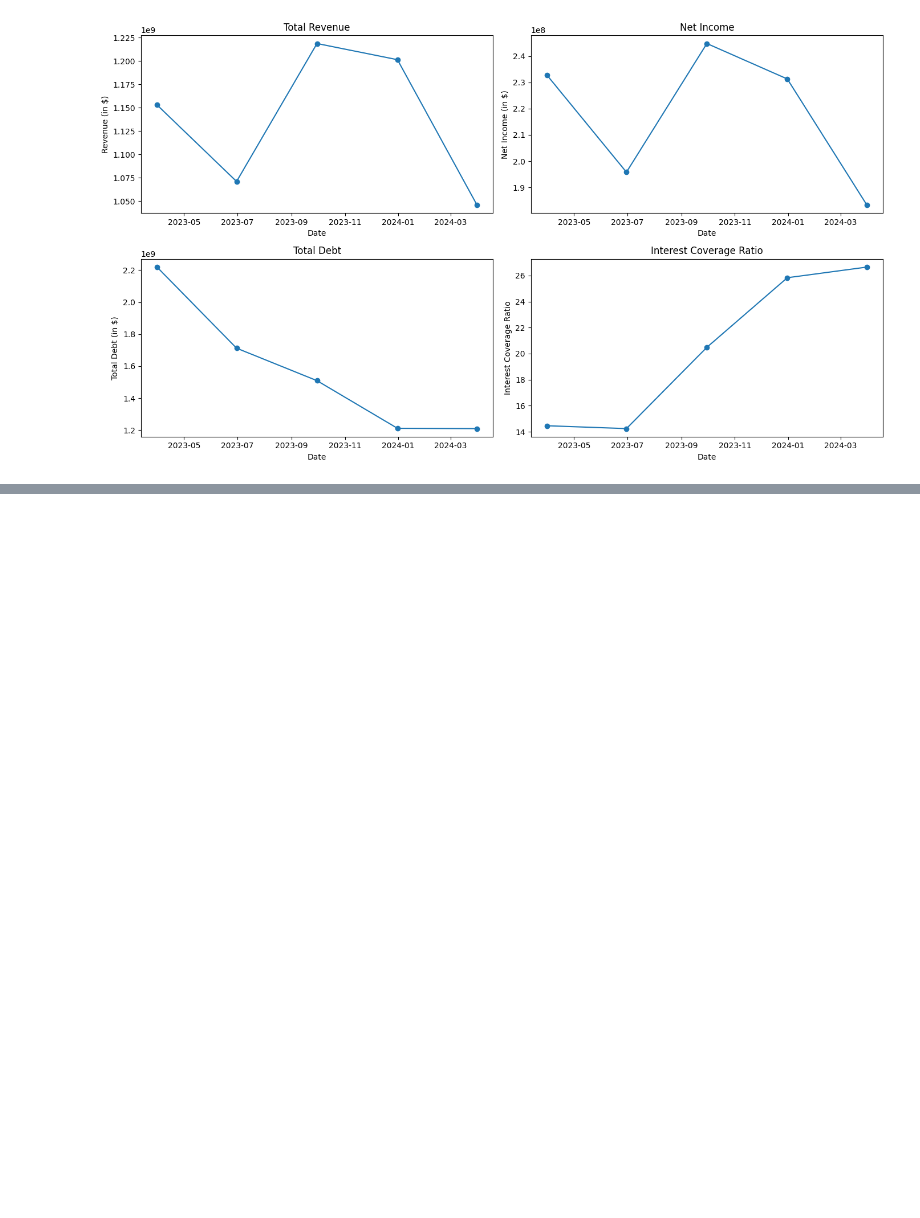
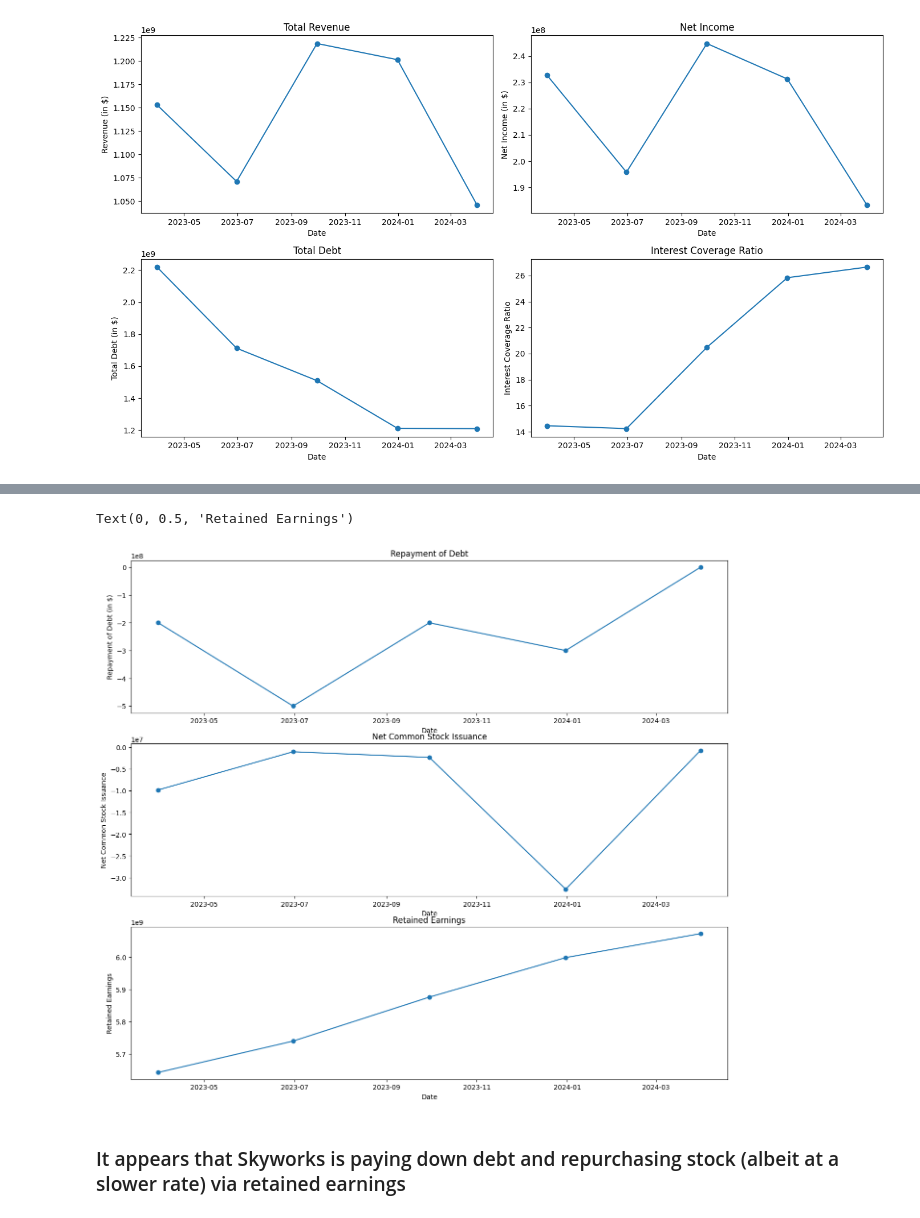
Before and after one commit to thestockman27/Credit-Project, a Jupyter notebook: Credit Model.ipynb, the cells around one changed output, grey strips where cells are left out. Drawn from its saved outputs; the diff is of its cells as text; code cells hidden in the pictures; blank space fills up the shorter version.

```diff
--- a/Credit Model.ipynb
+++ b/Credit Model.ipynb
@@ -418,0 +521,32 @@ plt.show()
+# %%
+debt_repay = stock.quarterly_cash_flow.loc['Repayment Of Debt'][0:5]
+stock_issue = stock.quarterly_cash_flow.loc['Net Common Stock Issuance'][0:5]
+retained_earnings = stock.quarterly_balance_sheet.loc['Retained Earnings'][0:5]
+
+plt.figure(figsize=(16, 14))
+
+# Plot Repayment of Debt
+plt.subplot(3, 1, 1)
+plt.plot(debt_repay.index, debt_repay.values, marker='o')
+plt.title('Repayment of Debt')
+plt.xlabel('Date')
+plt.ylabel('Repayment of Debt (in $)')
+
+# Plot Net Common Stock Issuance
+plt.subplot(3, 1, 2)
+plt.plot(stock_issue.index, stock_issue.values, marker='o')
+plt.title('Net Common Stock Issuance')
+plt.xlabel('Date')
+plt.ylabel('Net Common Stock Issuance')
+
+# Plot Retained Earnings
+plt.subplot(3, 1, 3)
+plt.plot(retained_earnings.index, retained_earnings.values, marker='o')
+plt.title('Retained Earnings')
+plt.xlabel('Date')
+plt.ylabel('Retained Earnings')
+# %% [output]
+Text(0, 0.5, 'Retained Earnings')
+[figure, added]
+# %% [markdown]
+### It appears that Skyworks is paying down debt and repurchasing stock (albeit at a slower rate) via retained earnings
```
Also changed, not shown: parts of 7 cells of this notebook.
